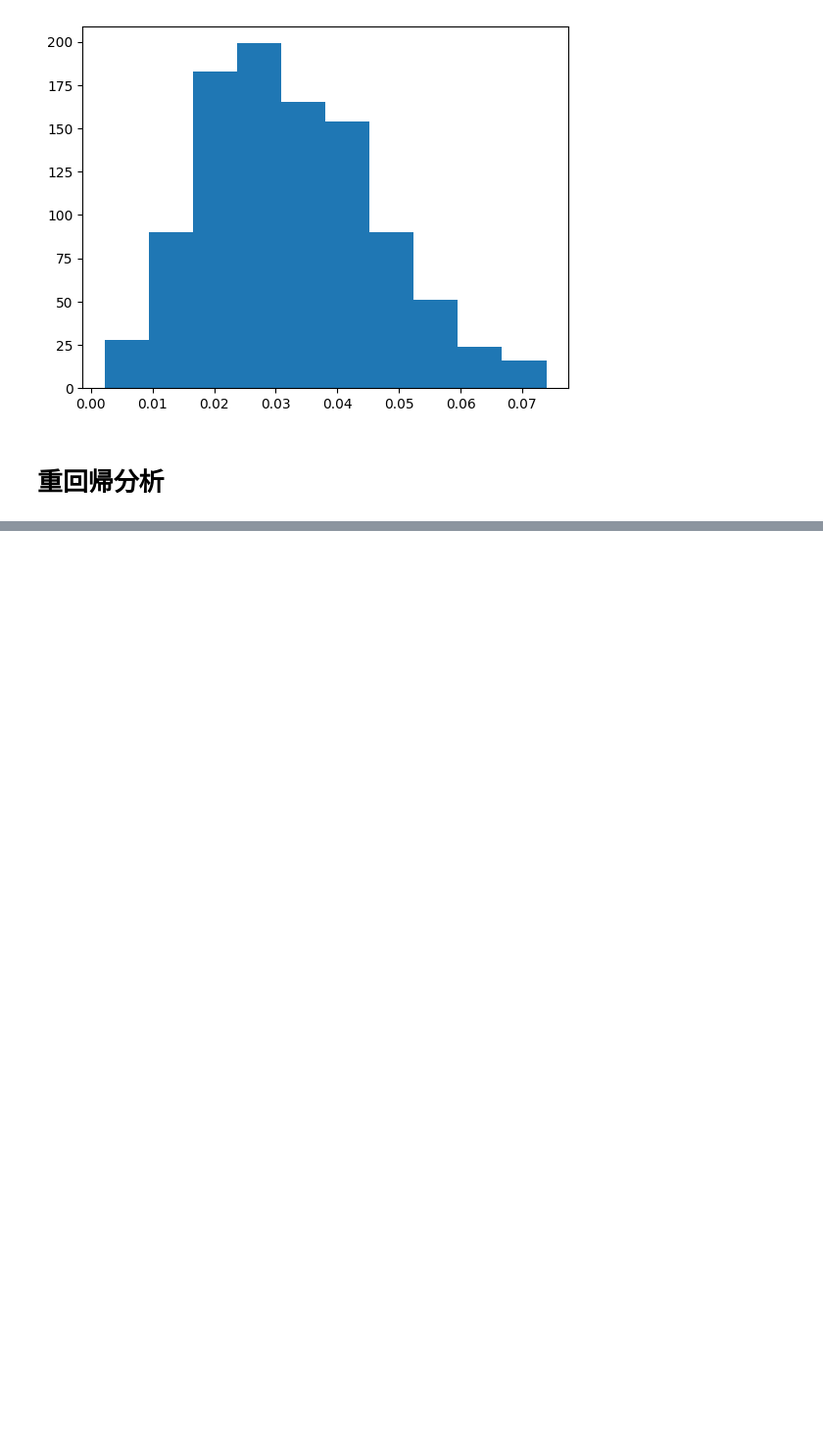
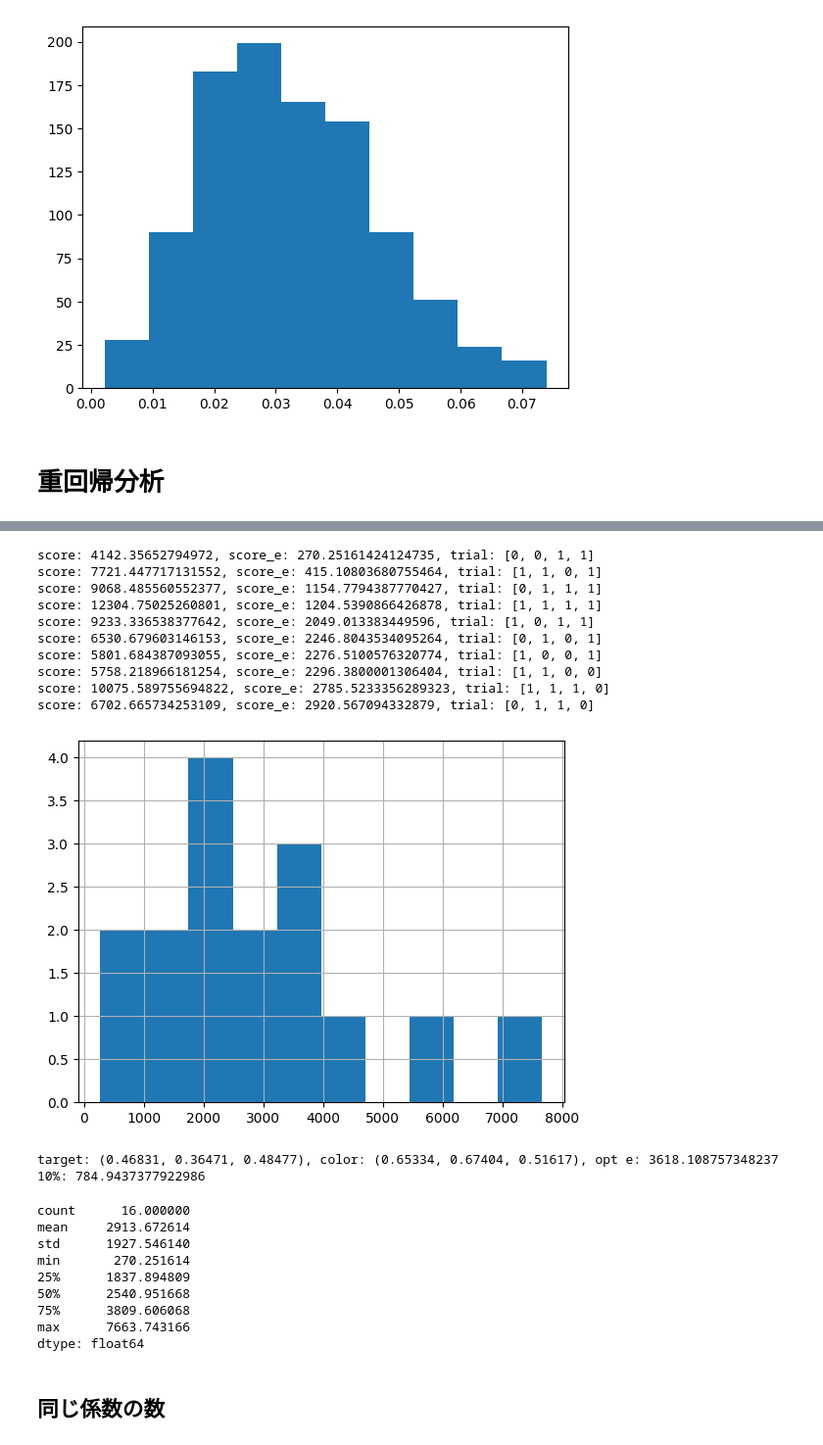
Before and after one commit to takus69/ahc048, a Jupyter notebook: EDA.ipynb, the cells around one changed output, grey strips where cells are left out. Shown at 98% size. Drawn from its saved outputs; the diff is of its cells as text; code cells hidden in the pictures; blank space fills up the shorter version.

```diff
--- a/EDA.ipynb
+++ b/EDA.ipynb
@@ -691,6 +687,6 @@ array([-0.04459385, -0.01558498,  0.0084327 ,  0.05528444,  0.04561354,
 # %%
 for a in own:
-    b = target[5]
+    b = target[0]
 
     # 内積の計算
     dot_product = np.dot(a, b)
@@ -799,0 +845,13 @@ plt.hist(errors)
+# %%
+trials = [
+    [1,0,0,0], [0,1,0,0], [0,0,1,0], [0,0,0,1],
+    [1,1,0,0], [1,0,1,0], [1,0,0,1], [0,1,1,0], [0,1,0,1], [0,0,1,1],
+    [0,1,1,1], [1,0,1,1], [1,1,0,1], [1,1,1,0],
+    [1,1,1,1],
+]
+b = target[0]
+for trial in trials:
+    color = mixing_color(trial)
+    score = 10000*dist(color, b) + d*(sum(trial)-1)
+    score_e = 10000*dist(color, b)
+    print(f'trial: {trial}, score: {score}, score_e: {score_e}')
@@ -799,0 +874,57 @@ plt.hist(errors)
+# %%
+b = target[1]
+
+trial_cnt = 2
+cnt = 0
+priority_queue = []
+for c1 in range(trial_cnt):
+    for c2 in range(trial_cnt):
+        for c3 in range(trial_cnt):
+            for c4 in range(trial_cnt):
+                trial = [c1, c2, c3, c4]
+                cnt += 1
+                color = mixing_color(trial)
+                score = 10000*dist(color, target[0]) + d*(sum(trial)-1)
+                score_e = 10000*dist(color, b)
+                heapq.heappush(priority_queue, (score_e, score, trial))
+
+scores = []
+cnt = 0
+while priority_queue:
+    cnt += 1
+    score_e, score, trial = heapq.heappop(priority_queue)
+    if cnt <= 10:
+        print(f'score: {score}, score_e: {score_e}, trial: {trial}')
+    scores.append(score_e)
+
+score_df = pd.Series(scores)
+score_df.hist()
+plt.show()
+search_one_color(b)
+print('10%:', score_df.quantile(0.1))
+score_df.describe()
+# %% [output]
+score: 4142.35652794972, score_e: 270.25161424124735, trial: [0, 0, 1, 1]
+score: 7721.447717131552, score_e: 415.10803680755464, trial: [1, 1, 0, 1]
+score: 9068.485560552377, score_e: 1154.7794387770427, trial: [0, 1, 1, 1]
+score: 12304.75025260801, score_e: 1204.5390866426878, trial: [1, 1, 1, 1]
+score: 9233.336538377642, score_e: 2049.013383449596, trial: [1, 0, 1, 1]
+score: 6530.679603146153, score_e: 2246.8043534095264, trial: [0, 1, 0, 1]
+score: 5801.684387093055, score_e: 2276.5100576320774, trial: [1, 0, 0, 1]
+score: 5758.218966181254, score_e: 2296.3800001306404, trial: [1, 1, 0, 0]
+score: 10075.589755694822, score_e: 2785.5233356289323, trial: [1, 1, 1, 0]
+score: 6702.665734253109, score_e: 2920.567094332879, trial: [0, 1, 1, 0]
+[figure, added]
+target: (0.46831, 0.36471, 0.48477), color: (0.65334, 0.67404, 0.51617), opt e: 3618.108757348237
+10%: 784.9437377922986
+count      16.000000
+mean     2913.672614
+std      1927.546140
+min       270.251614
+25%      1837.894809
+50%      2540.951668
+75%      3809.606068
+max      7663.743166
+dtype: float64
+# %% [markdown]
+## 同じ係数の数
```
Also changed, not shown: parts of 21 cells of this notebook, 2 other files.
